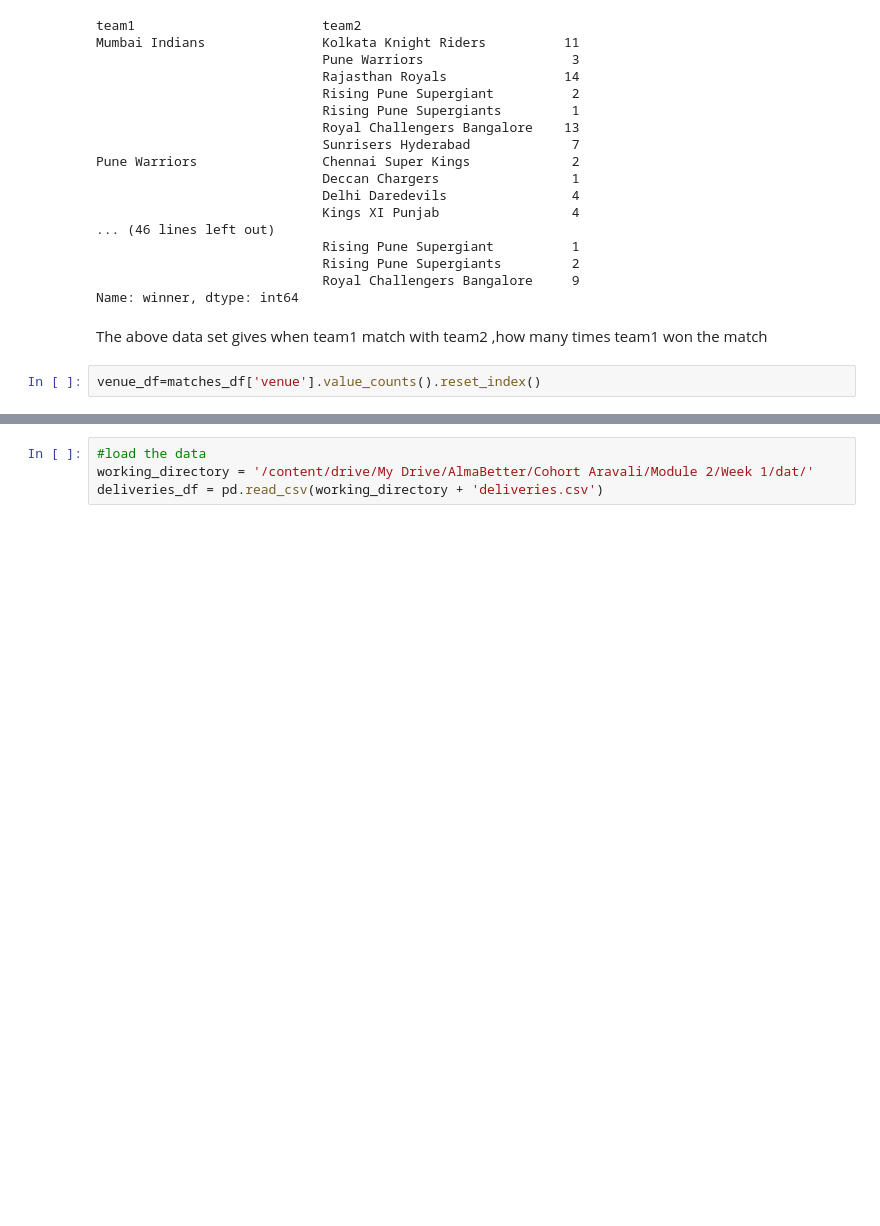
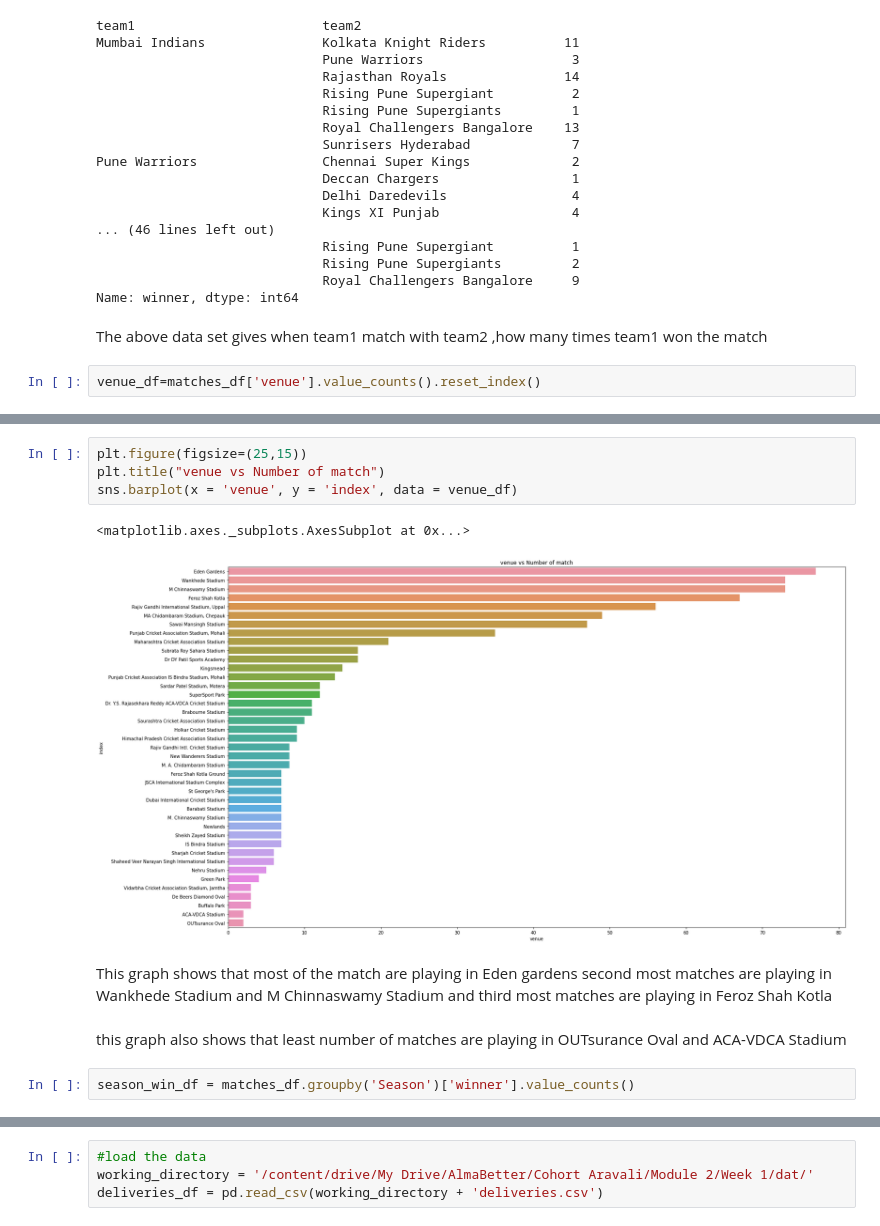
Before and after one commit to hrushikeshsahu19/IPL-data-analysis, a Jupyter notebook: Hrushikesh_Sahu_Team_3_Capstone_Project.ipynb, the cells around one changed output, grey strips where cells are left out. Saved outputs shown, nothing was run; the diff lists cells and outputs as text; blank space fills up the shorter version.

```diff
--- a/Hrushikesh_Sahu_Team_3_Capstone_Project.ipynb
+++ b/Hrushikesh_Sahu_Team_3_Capstone_Project.ipynb
@@ -430,0 +505,13 @@ venue_df
+# %%
+plt.figure(figsize=(25,15))
+plt.title("venue vs Number of match")
+sns.barplot(x = 'venue', y = 'index', data = venue_df)
+# %% [output]
+<matplotlib.axes._subplots.AxesSubplot at 0x...>
+[figure, added]
+# %% [markdown]
+This graph shows that most of the match are playing in Eden gardens second most matches are playing  in Wankhede Stadium and M Chinnaswamy Stadium and third most matches are playing in Feroz Shah Kotla
+# %% [markdown]
+this graph also shows that least number of matches are playing in OUTsurance Oval	 and ACA-VDCA Stadium
+# %%
+season_win_df = matches_df.groupby('Season')['winner'].value_counts()
```
Also changed, not shown: parts of 84 cells of this notebook.
